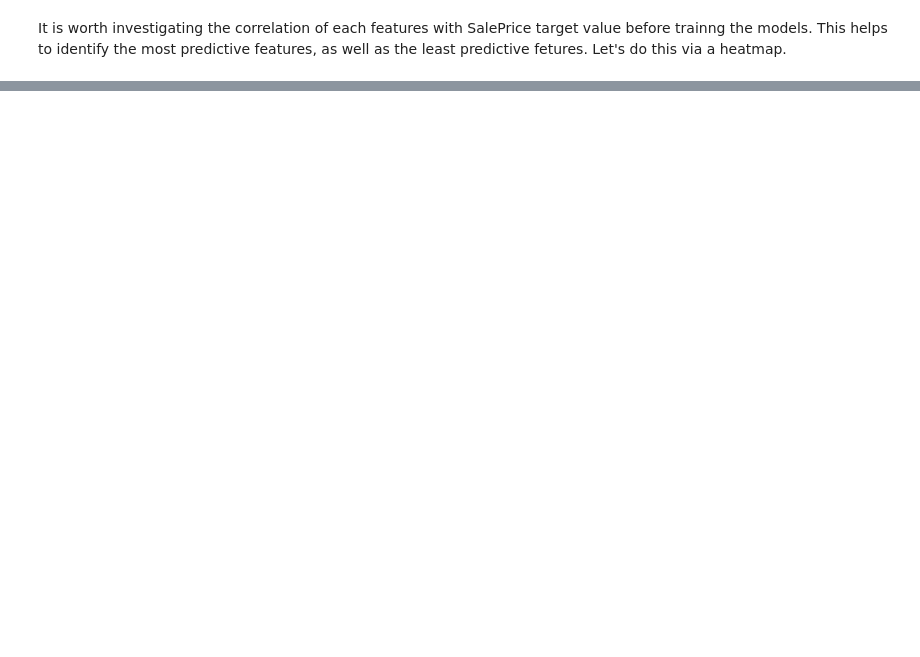
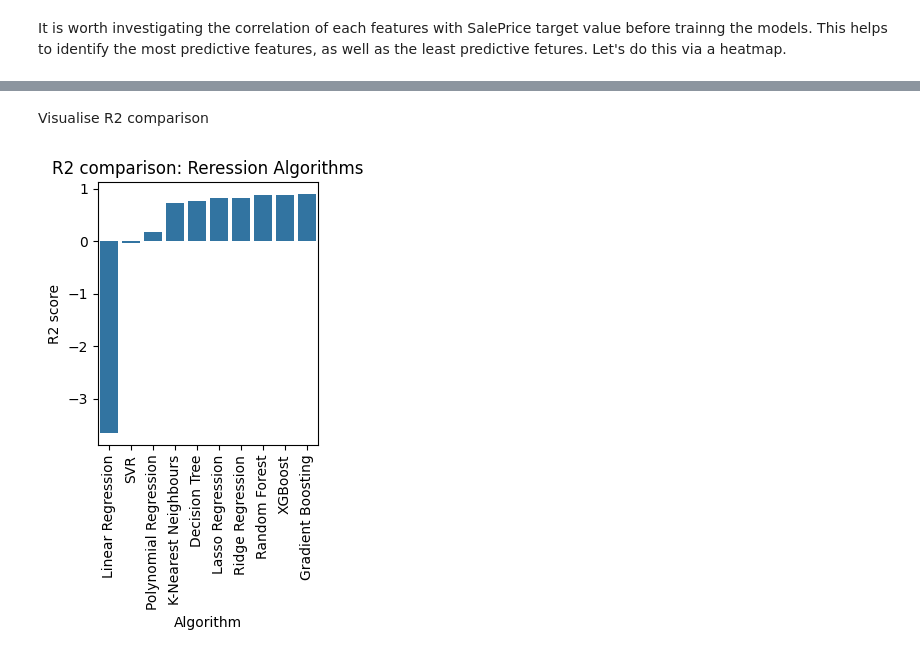
Before and after one commit to FaroughR/ML_Competitional_Course, a Jupyter notebook: Regression_Competition/Regression_Competition.ipynb, the cells around one changed output, grey strips where cells are left out. Saved outputs shown, nothing was run; the diff lists cells and outputs as text; code cells hidden in the pictures; blank space fills up the shorter version.

```diff
--- a/Regression_Competition/Regression_Competition.ipynb
+++ b/Regression_Competition/Regression_Competition.ipynb
@@ -102,0 +287,13 @@ Let's do this via a heatmap.
+# %% [markdown]
+Visualise R2 comparison
+# %%
+plt.figure(figsize=(3, 5))
+sns.barplot(data=results_df.sort_values('R2'), x = 'Algorithm', y = 'R2')
+plt.title('R2 comparison: Reression Algorithms')
+plt.xlabel('Algorithm')
+plt.ylabel('R2 score')
+plt.xticks(rotation=90)
+plt.tight_layout()
+plt.show()
+# %% [output]
+[figure, added]
```
Also changed, not shown: parts of 24 cells of this notebook.
